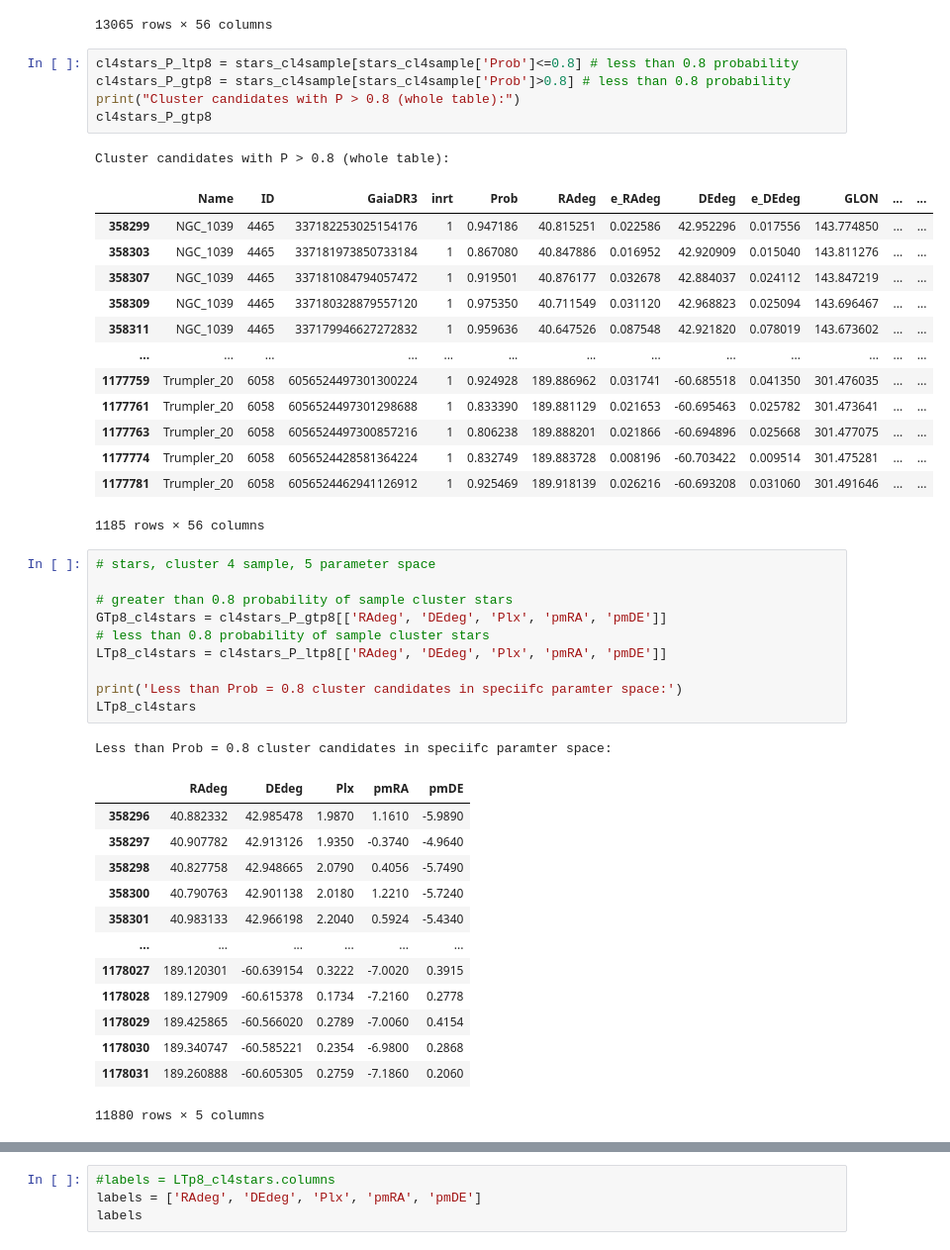
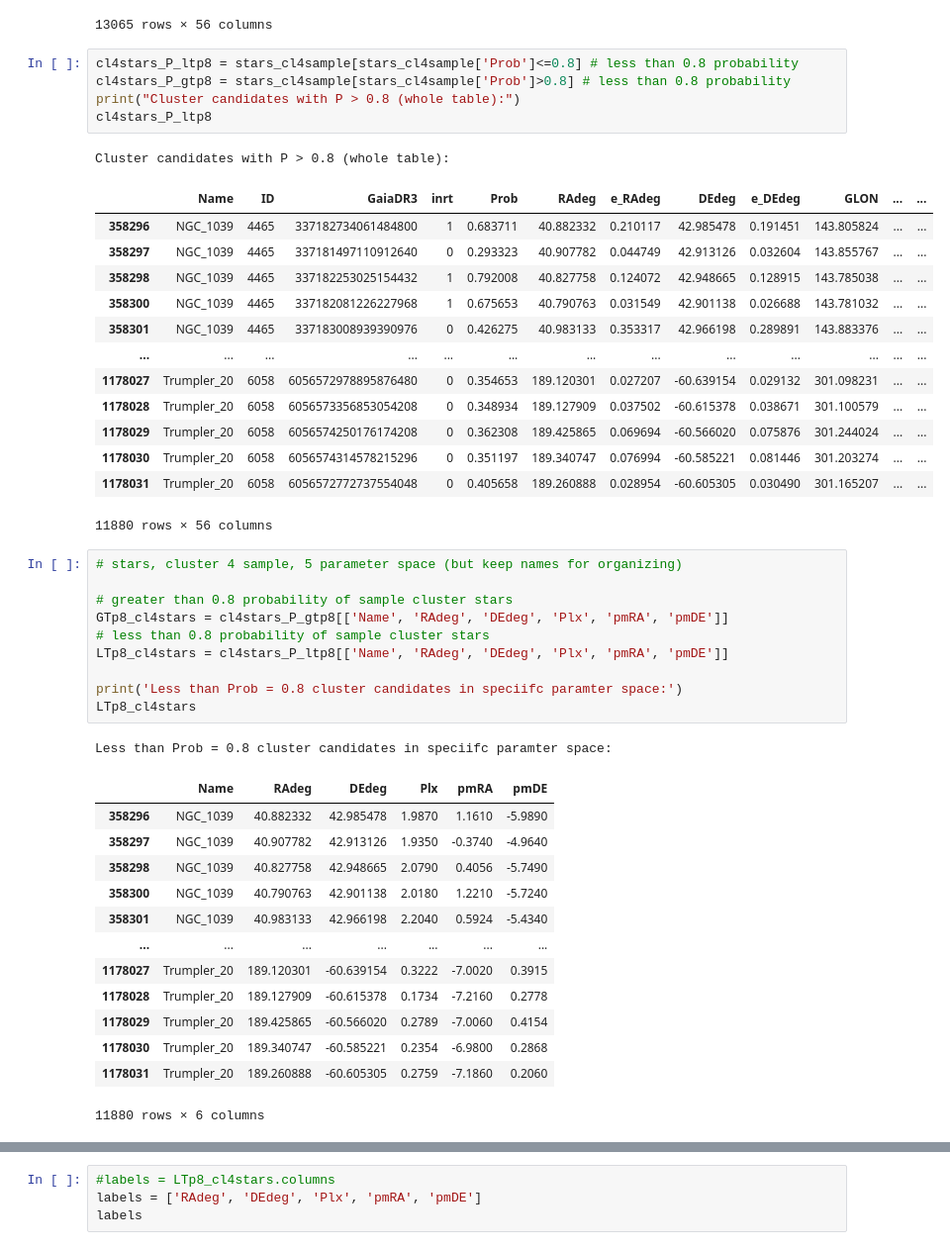
Before and after one commit to lea-y01/phys_stats, a Jupyter notebook: assignments/assignment_1/Assignment_1.ipynb, the cells around one changed output, grey strips where cells are left out. Shown at 99% size. Drawn from its saved outputs; the diff is of its cells as text.

```diff
--- a/assignments/assignment_1/Assignment_1.ipynb
+++ b/assignments/assignment_1/Assignment_1.ipynb
@@ -175,45 +175,45 @@ Stars, Cluster-Sampled:
 # %%
 cl4stars_P_ltp8 = stars_cl4sample[stars_cl4sample['Prob']<=0.8] # less than 0.8 probability
 cl4stars_P_gtp8 = stars_cl4sample[stars_cl4sample['Prob']>0.8] # less than 0.8 probability
 print("Cluster candidates with P > 0.8 (whole table):")
-cl4stars_P_gtp8
+cl4stars_P_ltp8
 # %% [output]
 Cluster candidates with P > 0.8 (whole table):
 |  | Name | ID | GaiaDR3 | inrt | Prob | RAdeg | e_RAdeg | DEdeg | e_DEdeg | GLON | ... | ... |
-| 358299 | NGC_1039 | 4465 | 337182253025154176 | 1 | 0.947186 | 40.815251 | 0.022586 | 42.952296 | 0.017556 | 143.774850 | ... | ... |
-| 358303 | NGC_1039 | 4465 | 337181973850733184 | 1 | 0.867080 | 40.847886 | 0.016952 | 42.920909 | 0.015040 | 143.811276 | ... | ... |
-| 358307 | NGC_1039 | 4465 | 337181084794057472 | 1 | 0.919501 | 40.876177 | 0.032678 | 42.884037 | 0.024112 | 143.847219 | ... | ... |
-| 358309 | NGC_1039 | 4465 | 337180328879557120 | 1 | 0.975350 | 40.711549 | 0.031120 | 42.968823 | 0.025094 | 143.696467 | ... | ... |
-| 358311 | NGC_1039 | 4465 | 337179946627272832 | 1 | 0.959636 | 40.647526 | 0.087548 | 42.921820 | 0.078019 | 143.673602 | ... | ... |
+| 358296 | NGC_1039 | 4465 | 337182734061484800 | 1 | 0.683711 | 40.882332 | 0.210117 | 42.985478 | 0.191451 | 143.805824 | ... | ... |
+| 358297 | NGC_1039 | 4465 | 337181497110912640 | 0 | 0.293323 | 40.907782 | 0.044749 | 42.913126 | 0.032604 | 143.855767 | ... | ... |
+| 358298 | NGC_1039 | 4465 | 337182253025154432 | 1 | 0.792008 | 40.827758 | 0.124072 | 42.948665 | 0.128915 | 143.785038 | ... | ... |
+| 358300 | NGC_1039 | 4465 | 337182081226227968 | 1 | 0.675653 | 40.790763 | 0.031549 | 42.901138 | 0.026688 | 143.781032 | ... | ... |
+| 358301 | NGC_1039 | 4465 | 337183008939390976 | 0 | 0.426275 | 40.983133 | 0.353317 | 42.966198 | 0.289891 | 143.883376 | ... | ... |
 | ... | ... | ... | ... | ... | ... | ... | ... | ... | ... | ... | ... | ... |
-| 1177759 | Trumpler_20 | 6058 | 6056524497301300224 | 1 | 0.924928 | 189.886962 | 0.031741 | -60.685518 | 0.041350 | 301.476035 | ... | ... |
-| 1177761 | Trumpler_20 | 6058 | 6056524497301298688 | 1 | 0.833390 | 189.881129 | 0.021653 | -60.695463 | 0.025782 | 301.473641 | ... | ... |
-| 1177763 | Trumpler_20 | 6058 | 6056524497300857216 | 1 | 0.806238 | 189.888201 | 0.021866 | -60.694896 | 0.025668 | 301.477075 | ... | ... |
-| 1177774 | Trumpler_20 | 6058 | 6056524428581364224 | 1 | 0.832749 | 189.883728 | 0.008196 | -60.703422 | 0.009514 | 301.475281 | ... | ... |
-| 1177781 | Trumpler_20 | 6058 | 6056524462941126912 | 1 | 0.925469 | 189.918139 | 0.026216 | -60.693208 | 0.031060 | 301.491646 | ... | ... |
+| 1178027 | Trumpler_20 | 6058 | 6056572978895876480 | 0 | 0.354653 | 189.120301 | 0.027207 | -60.639154 | 0.029132 | 301.098231 | ... | ... |
+| 1178028 | Trumpler_20 | 6058 | 6056573356853054208 | 0 | 0.348934 | 189.127909 | 0.037502 | -60.615378 | 0.038671 | 301.100579 | ... | ... |
+| 1178029 | Trumpler_20 | 6058 | 6056574250176174208 | 0 | 0.362308 | 189.425865 | 0.069694 | -60.566020 | 0.075876 | 301.244024 | ... | ... |
+| 1178030 | Trumpler_20 | 6058 | 6056574314578215296 | 0 | 0.351197 | 189.340747 | 0.076994 | -60.585221 | 0.081446 | 301.203274 | ... | ... |
+| 1178031 | Trumpler_20 | 6058 | 6056572772737554048 | 0 | 0.405658 | 189.260888 | 0.028954 | -60.605305 | 0.030490 | 301.165207 | ... | ... |
-1185 rows × 56 columns
+11880 rows × 56 columns
 # %%
-# stars, cluster 4 sample, 5 parameter space
+# stars, cluster 4 sample, 5 parameter space (but keep names for organizing)
 
 # greater than 0.8 probability of sample cluster stars
-GTp8_cl4stars = cl4stars_P_gtp8[['RAdeg', 'DEdeg', 'Plx', 'pmRA', 'pmDE']]
+GTp8_cl4stars = cl4stars_P_gtp8[['Name', 'RAdeg', 'DEdeg', 'Plx', 'pmRA', 'pmDE']]
 # less than 0.8 probability of sample cluster stars
-LTp8_cl4stars = cl4stars_P_ltp8[['RAdeg', 'DEdeg', 'Plx', 'pmRA', 'pmDE']]
+LTp8_cl4stars = cl4stars_P_ltp8[['Name', 'RAdeg', 'DEdeg', 'Plx', 'pmRA', 'pmDE']]
 
 print('Less than Prob = 0.8 cluster candidates in speciifc paramter space:')
 LTp8_cl4stars
 # %% [output]
 Less than Prob = 0.8 cluster candidates in speciifc paramter space:
-|  | RAdeg | DEdeg | Plx | pmRA | pmDE |
-| 358296 | 40.882332 | 42.985478 | 1.9870 | 1.1610 | -5.9890 |
-| 358297 | 40.907782 | 42.913126 | 1.9350 | -0.3740 | -4.9640 |
-| 358298 | 40.827758 | 42.948665 | 2.0790 | 0.4056 | -5.7490 |
-| 358300 | 40.790763 | 42.901138 | 2.0180 | 1.2210 | -5.7240 |
-| 358301 | 40.983133 | 42.966198 | 2.2040 | 0.5924 | -5.4340 |
-| ... | ... | ... | ... | ... | ... |
-| 1178027 | 189.120301 | -60.639154 | 0.3222 | -7.0020 | 0.3915 |
-| 1178028 | 189.127909 | -60.615378 | 0.1734 | -7.2160 | 0.2778 |
-| 1178029 | 189.425865 | -60.566020 | 0.2789 | -7.0060 | 0.4154 |
-| 1178030 | 189.340747 | -60.585221 | 0.2354 | -6.9800 | 0.2868 |
-| 1178031 | 189.260888 | -60.605305 | 0.2759 | -7.1860 | 0.2060 |
+|  | Name | RAdeg | DEdeg | Plx | pmRA | pmDE |
+| 358296 | NGC_1039 | 40.882332 | 42.985478 | 1.9870 | 1.1610 | -5.9890 |
+| 358297 | NGC_1039 | 40.907782 | 42.913126 | 1.9350 | -0.3740 | -4.9640 |
+| 358298 | NGC_1039 | 40.827758 | 42.948665 | 2.0790 | 0.4056 | -5.7490 |
+| 358300 | NGC_1039 | 40.790763 | 42.901138 | 2.0180 | 1.2210 | -5.7240 |
+| 358301 | NGC_1039 | 40.983133 | 42.966198 | 2.2040 | 0.5924 | -5.4340 |
+| ... | ... | ... | ... | ... | ... | ... |
+| 1178027 | Trumpler_20 | 189.120301 | -60.639154 | 0.3222 | -7.0020 | 0.3915 |
+| 1178028 | Trumpler_20 | 189.127909 | -60.615378 | 0.1734 | -7.2160 | 0.2778 |
+| 1178029 | Trumpler_20 | 189.425865 | -60.566020 | 0.2789 | -7.0060 | 0.4154 |
+| 1178030 | Trumpler_20 | 189.340747 | -60.585221 | 0.2354 | -6.9800 | 0.2868 |
+| 1178031 | Trumpler_20 | 189.260888 | -60.605305 | 0.2759 | -7.1860 | 0.2060 |
-11880 rows × 5 columns
+11880 rows × 6 columns
```
Also changed, not shown: parts of 13 cells of this notebook, 3 other files.
